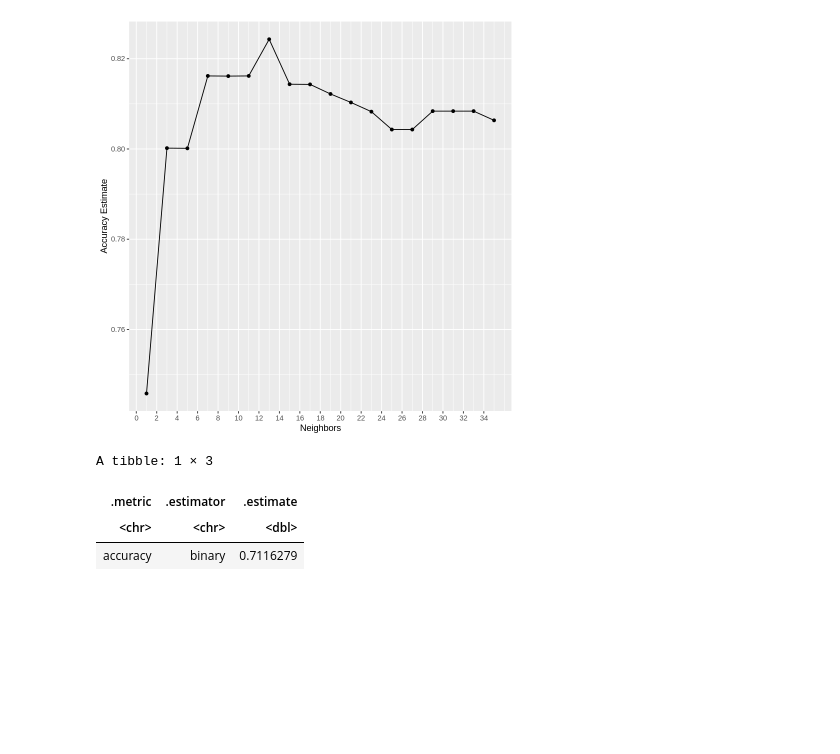
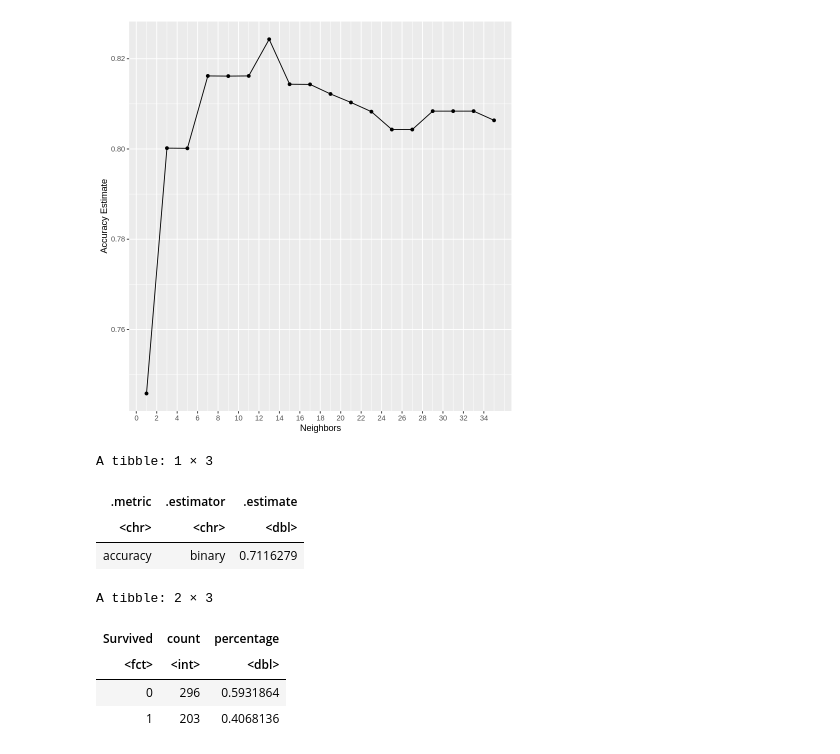
Before and after one commit to zhang17s/DSCI-100-Group-Project-, a Jupyter notebook: Proposal.ipynb, the cells around one changed output. Drawn from its saved outputs; the diff is of its cells as text; code cells hidden in the pictures; blank space fills up the shorter version.

Commit message:
Added majority Class statistics

```diff
--- a/Proposal.ipynb
+++ b/Proposal.ipynb
@@ -376,3 +376,17 @@ A tibble: 1 × 3
 | .metric | .estimator | .estimate |
 | <chr> | <chr> | <dbl> |
 | accuracy | binary | 0.7116279 |
+# %%
+#finding the majority class prediction:
+
+majority_class <- boat_train_model |>
+    group_by(Survived) |>
+    summarise(count = n(), percentage = n()/nrow(boat_train_model))
+
+majority_class
+# %% [output]
+A tibble: 2 × 3
+| Survived | count | percentage |
+| <fct> | <int> | <dbl> |
+| 0 | 296 | 0.5931864 |
+| 1 | 203 | 0.4068136 |
```
